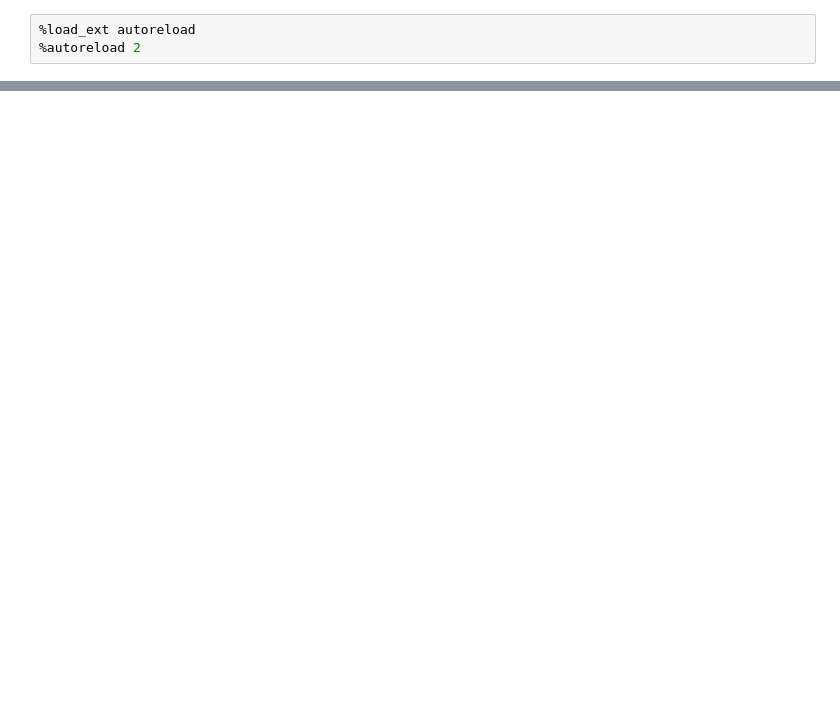
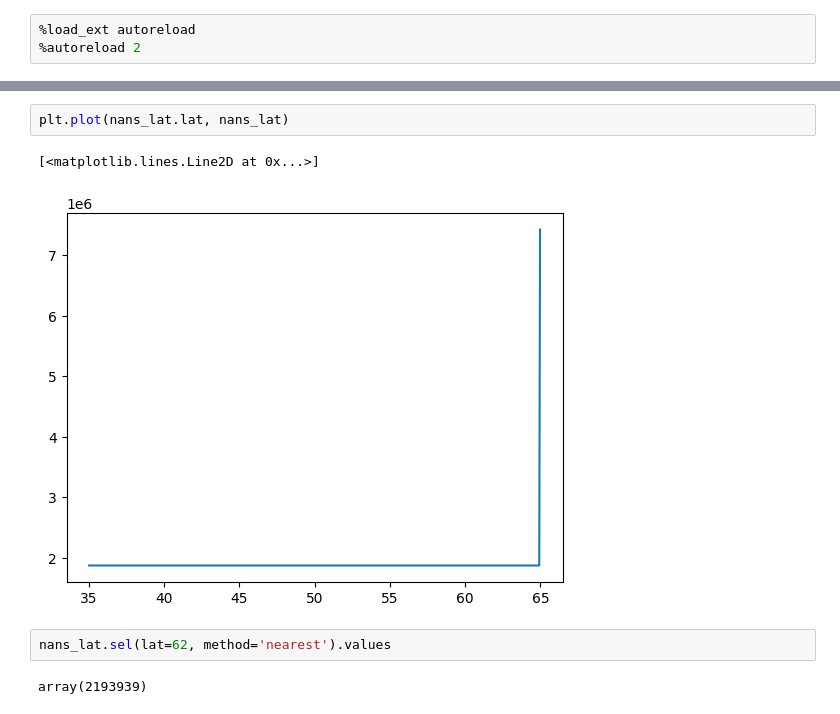
Before and after one commit to KRS-dev/irradiance_estimation, a Jupyter notebook: dataset/testing.ipynb, the cells around one changed output, grey strips where cells are left out. Cells and saved outputs as stored; diff of their text form; blank space fills up the shorter version.

```diff
--- a/dataset/testing.ipynb
+++ b/dataset/testing.ipynb
@@ -36,0 +31,9 @@ ds[0]
+# %%
+plt.plot(nans_lat.lat, nans_lat)
+# %% [output]
+[<matplotlib.lines.Line2D at 0x...>]
+[figure, added]
+# %%
+nans_lat.sel(lat=62, method='nearest').values
+# %% [output]
+array(2193939)
```
Also changed, not shown: parts of 9 cells of this notebook, 5 other files.
